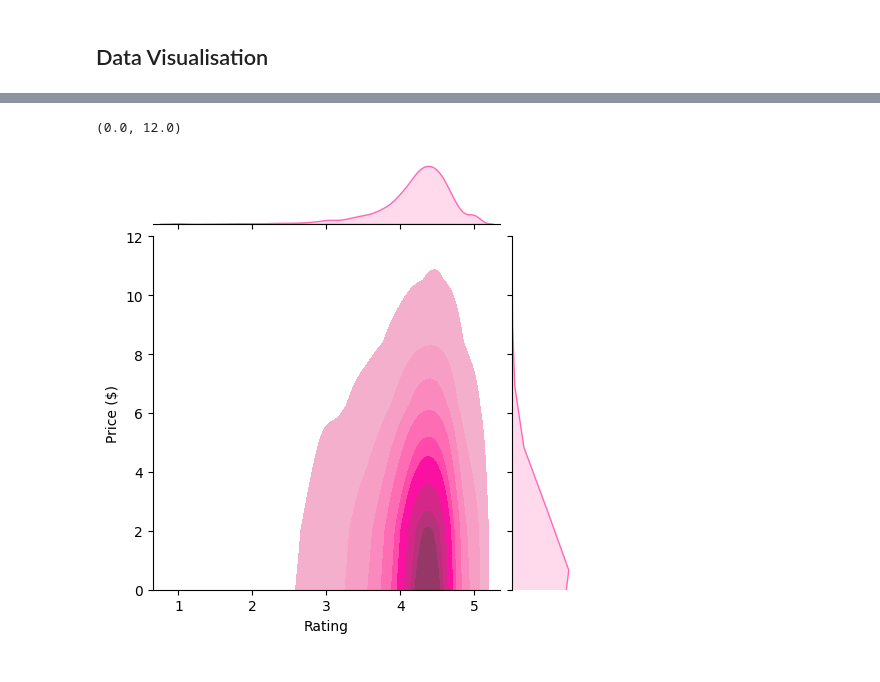
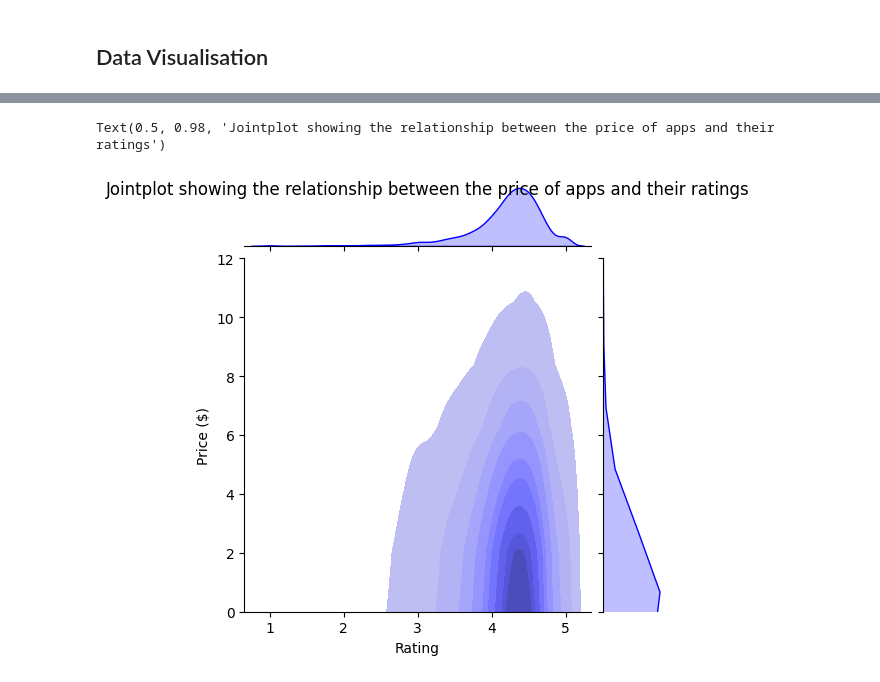
Before and after one commit to s-batish/data_visualisation_project, a Jupyter notebook: google_play_store_apps.ipynb, the cells around one changed output, grey strips where cells are left out. Drawn from its saved outputs; the diff is of its cells as text; code cells hidden in the pictures.

Commit message:
Add further visualisations

```diff
--- a/google_play_store_apps.ipynb
+++ b/google_play_store_apps.ipynb
@@ -138,6 +122,6 @@ new_wifi_app
 # %% [markdown]
 Dropping the current row with the index of the app:
 # %%
-apps = apps.drop([9990])
+apps = apps.drop([9989])
 apps
 # %% [output]
@@ -348,7 +264,7 @@ sns.scatterplot(average_price, y="Rating", x="Price ($)", hue="Category")
 # %%
-jointplot = sns.jointplot(x=apps['Rating'], y=apps['Price ($)'], kind='kde', color='hotpink', fill=True, height=5)
-# jointplot.set(ylim=(0,50))
+jointplot = sns.jointplot(x=apps['Rating'], y=apps['Price ($)'], kind='kde', color='blue', fill=True, height=5)
 jointplot.ax_marg_y.set_ylim(0, 12)
+plt.suptitle('Jointplot showing the relationship between the price of apps and their ratings')
 # %% [output]
-(0.0, 12.0)
+Text(0.5, 0.98, 'Jointplot showing the relationship between the price of apps and their ratings')
-[figure, old version]
+[figure, new version]
```
Also changed, not shown: parts of 26 cells of this notebook.
